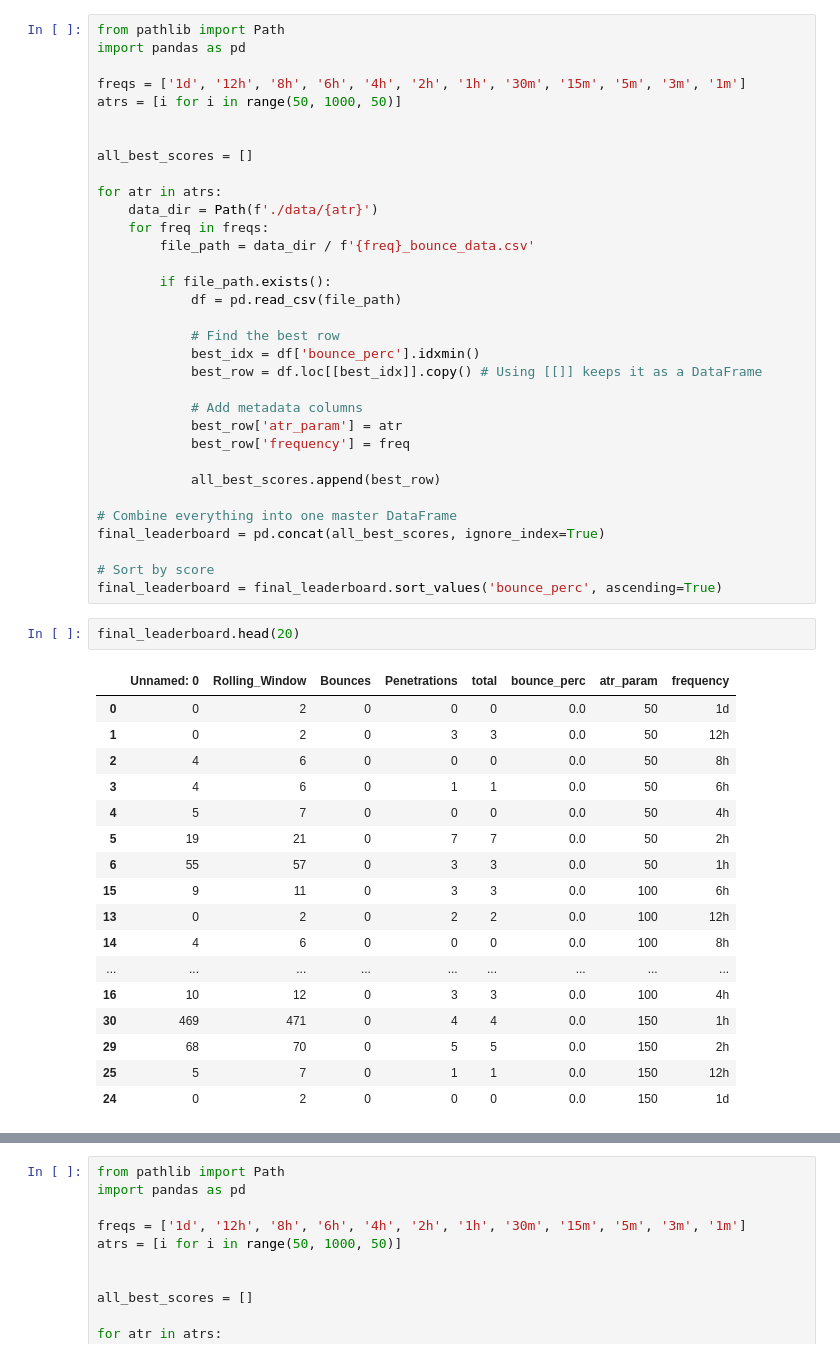
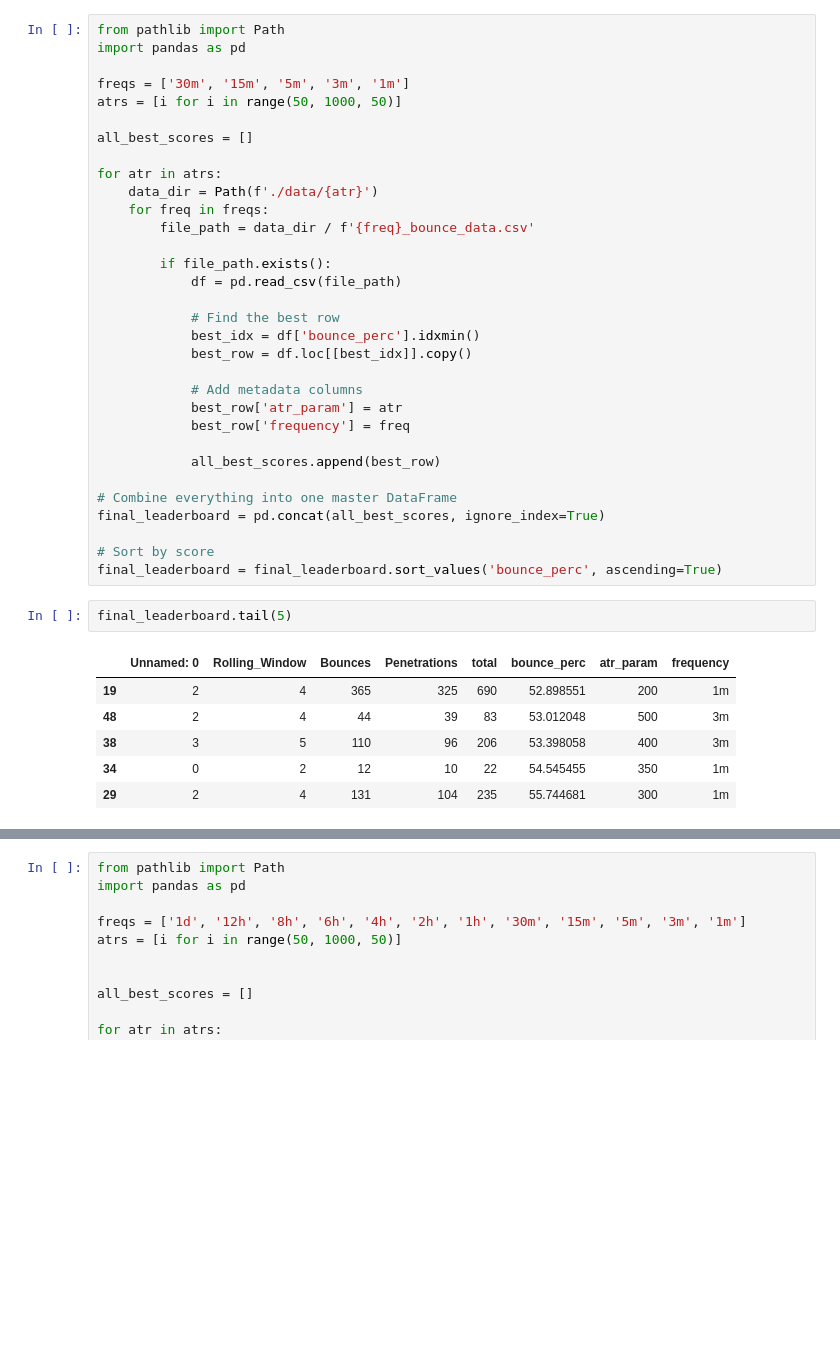
Before and after one commit to b-temirov/almaty-lake-capital, a Jupyter notebook: bot/strategy/discovery/bounce_experiment.ipynb, the cells around one changed output, grey strips where cells are left out. Drawn from its saved outputs; the diff is of its cells as text; blank space fills up the shorter version.

```diff
--- a/bot/strategy/discovery/bounce_experiment.ipynb
+++ b/bot/strategy/discovery/bounce_experiment.ipynb
@@ -2,9 +2,8 @@
 from pathlib import Path
 import pandas as pd
 
-freqs = ['1d', '12h', '8h', '6h', '4h', '2h', '1h', '30m', '15m', '5m', '3m', '1m']
+freqs = ['30m', '15m', '5m', '3m', '1m']
 atrs = [i for i in range(50, 1000, 50)]
-
 
 all_best_scores = []
 
@@ -18,7 +17,7 @@ for atr in atrs:
 
             # Find the best row
             best_idx = df['bounce_perc'].idxmin()
-            best_row = df.loc[[best_idx]].copy() # Using [[]] keeps it as a DataFrame
+            best_row = df.loc[[best_idx]].copy()
 
             # Add metadata columns
             best_row['atr_param'] = atr
@@ -32,25 +31,14 @@ final_leaderboard = pd.concat(all_best_scores, ignore_index=True)
 # Sort by score
 final_leaderboard = final_leaderboard.sort_values('bounce_perc', ascending=True)
 # %%
-final_leaderboard.head(20)
+final_leaderboard.tail(5)
 # %% [output]
 |  | Unnamed: 0 | Rolling_Window | Bounces | Penetrations | total | bounce_perc | atr_param | frequency |
-| 0 | 0 | 2 | 0 | 0 | 0 | 0.0 | 50 | 1d |
-| 1 | 0 | 2 | 0 | 3 | 3 | 0.0 | 50 | 12h |
-| 2 | 4 | 6 | 0 | 0 | 0 | 0.0 | 50 | 8h |
-| 3 | 4 | 6 | 0 | 1 | 1 | 0.0 | 50 | 6h |
-| 4 | 5 | 7 | 0 | 0 | 0 | 0.0 | 50 | 4h |
-| 5 | 19 | 21 | 0 | 7 | 7 | 0.0 | 50 | 2h |
-| 6 | 55 | 57 | 0 | 3 | 3 | 0.0 | 50 | 1h |
-| 15 | 9 | 11 | 0 | 3 | 3 | 0.0 | 100 | 6h |
-| 13 | 0 | 2 | 0 | 2 | 2 | 0.0 | 100 | 12h |
-| 14 | 4 | 6 | 0 | 0 | 0 | 0.0 | 100 | 8h |
-| ... | ... | ... | ... | ... | ... | ... | ... | ... |
-| 16 | 10 | 12 | 0 | 3 | 3 | 0.0 | 100 | 4h |
-| 30 | 469 | 471 | 0 | 4 | 4 | 0.0 | 150 | 1h |
-| 29 | 68 | 70 | 0 | 5 | 5 | 0.0 | 150 | 2h |
-| 25 | 5 | 7 | 0 | 1 | 1 | 0.0 | 150 | 12h |
-| 24 | 0 | 2 | 0 | 0 | 0 | 0.0 | 150 | 1d |
+| 19 | 2 | 4 | 365 | 325 | 690 | 52.898551 | 200 | 1m |
+| 48 | 2 | 4 | 44 | 39 | 83 | 53.012048 | 500 | 3m |
+| 38 | 3 | 5 | 110 | 96 | 206 | 53.398058 | 400 | 3m |
+| 34 | 0 | 2 | 12 | 10 | 22 | 54.545455 | 350 | 1m |
+| 29 | 2 | 4 | 131 | 104 | 235 | 55.744681 | 300 | 1m |
 # %%
 from pathlib import Path
 import pandas as pd
```
Also changed, not shown: parts of 4 cells of this notebook, 2 other files.
